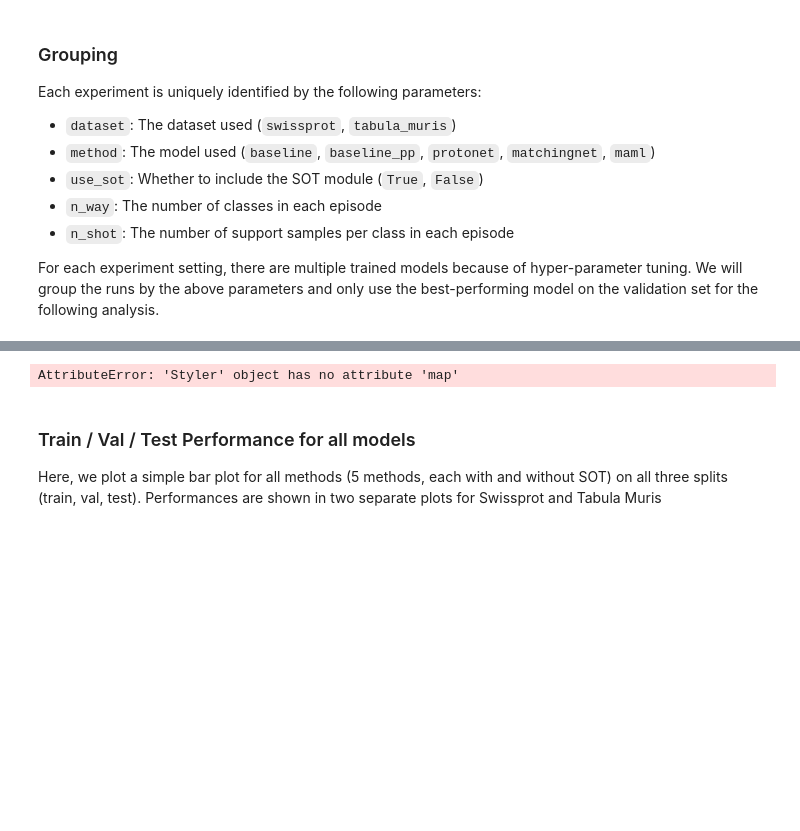
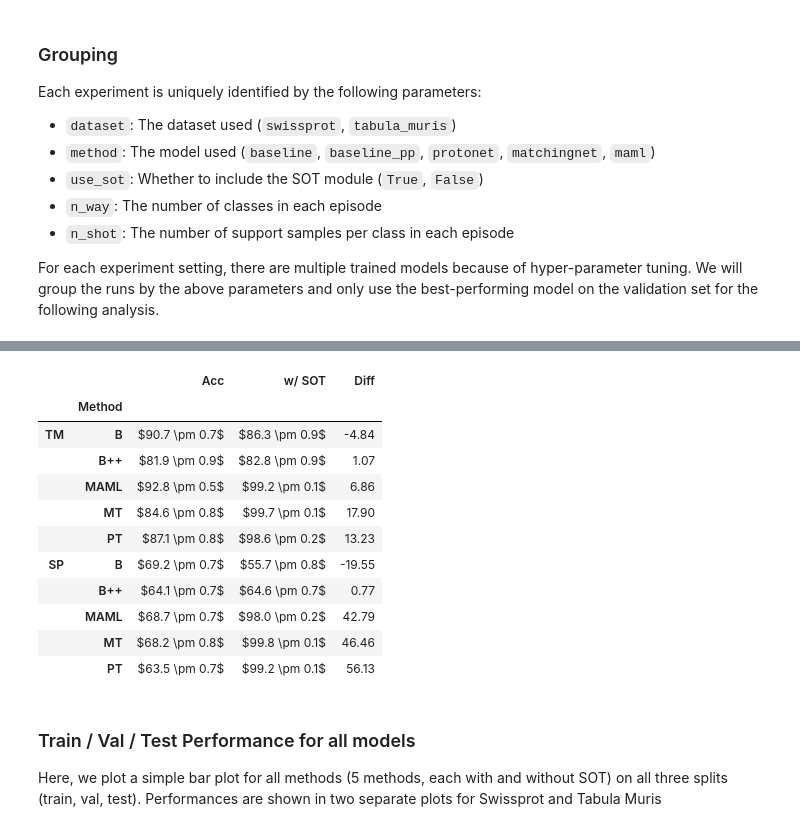
Before and after one commit to mikasenghaas/few-shot-benchmark, a Jupyter notebook: notebooks/analysis.ipynb, the cells around one changed output, grey strips where cells are left out. Drawn from its saved outputs; the diff is of its cells as text; code cells hidden in the pictures; blank space fills up the shorter version.

```diff
--- a/notebooks/analysis.ipynb
+++ b/notebooks/analysis.ipynb
@@ -163,25 +159,38 @@ df_best_runs.head()
 # %%
 # Parse the results for both the report
 tm_res = utils.exp2results(df_best_runs_tm)
 sp_res = utils.exp2results(df_best_runs_sp)
 
 # Create a MultiIndex for the results where the first level is the dataset
 tm_res = tm_res.set_index("Method")
-tm_res.index = pd.MultiIndex.from_product([["Tabula Muris"], tm_res.index])
+tm_res.index = pd.MultiIndex.from_product([["TM"], tm_res.index])
 sp_res = sp_res.set_index("Method")
-sp_res.index = pd.MultiIndex.from_product([["SwissProt"], sp_res.index])
+sp_res.index = pd.MultiIndex.from_product([["SP"], sp_res.index])
 
 # Concatenate the results
 df_results = pd.concat([tm_res, sp_res])
 
 # Get the latex
 latex = utils.exp2latex(df_results)
 
 # Save the latex
-with open(os.path.join(TABLE_DIR, "results.tex"), "w") as f:
+with open(os.path.join(TABLE_DIR, "tuned-benchmark.tex"), "w") as f:
     f.write(latex)
+
+df_results
 # %% [output]
-AttributeError: 'Styler' object has no attribute 'map'
+|  |  | Acc | w/ SOT | Diff |
+|  | Method |  |  |  |
+| TM | B | $90.7 \pm 0.7$ | $86.3 \pm 0.9$ | -4.84 |
+|  | B++ | $81.9 \pm 0.9$ | $82.8 \pm 0.9$ | 1.07 |
+|  | MAML | $92.8 \pm 0.5$ | $99.2 \pm 0.1$ | 6.86 |
+|  | MT | $84.6 \pm 0.8$ | $99.7 \pm 0.1$ | 17.90 |
+|  | PT | $87.1 \pm 0.8$ | $98.6 \pm 0.2$ | 13.23 |
+| SP | B | $69.2 \pm 0.7$ | $55.7 \pm 0.8$ | -19.55 |
+|  | B++ | $64.1 \pm 0.7$ | $64.6 \pm 0.7$ | 0.77 |
+|  | MAML | $68.7 \pm 0.7$ | $98.0 \pm 0.2$ | 42.79 |
+|  | MT | $68.2 \pm 0.8$ | $99.8 \pm 0.1$ | 46.46 |
+|  | PT | $63.5 \pm 0.7$ | $99.2 \pm 0.1$ | 56.13 |
 # %% [markdown]
 ### Train / Val / Test Performance for all models
 
```
Also changed, not shown: parts of 15 cells of this notebook, 5 other files.
